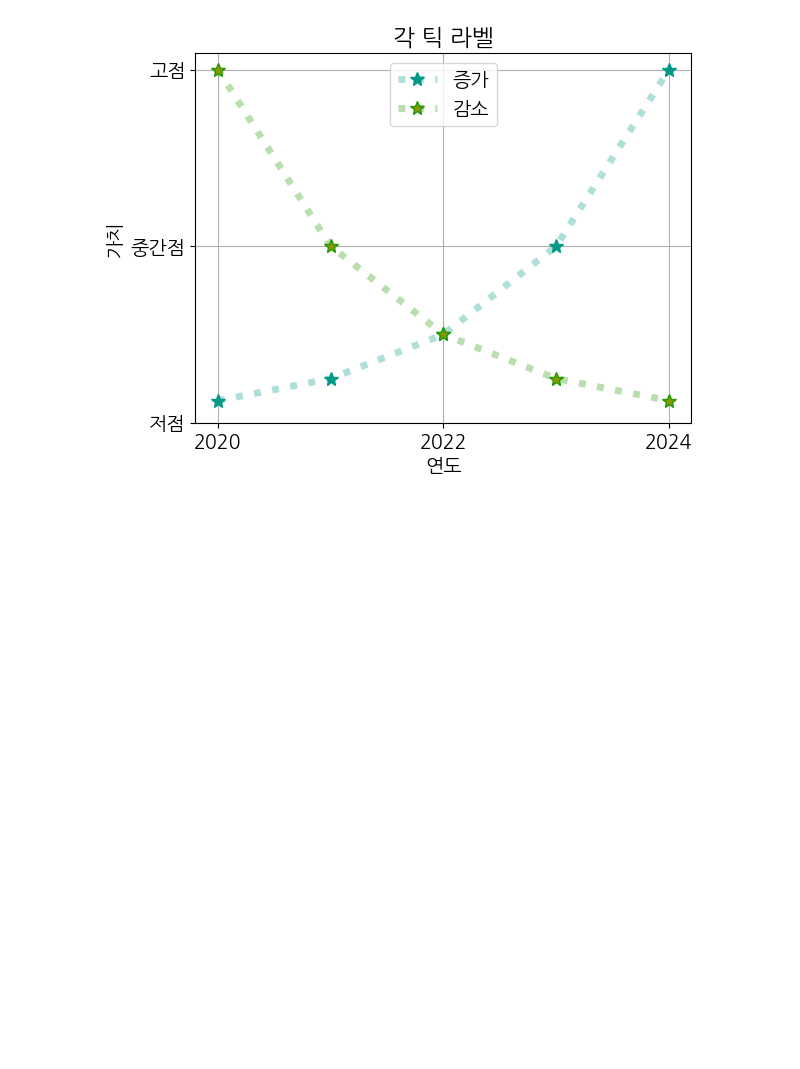
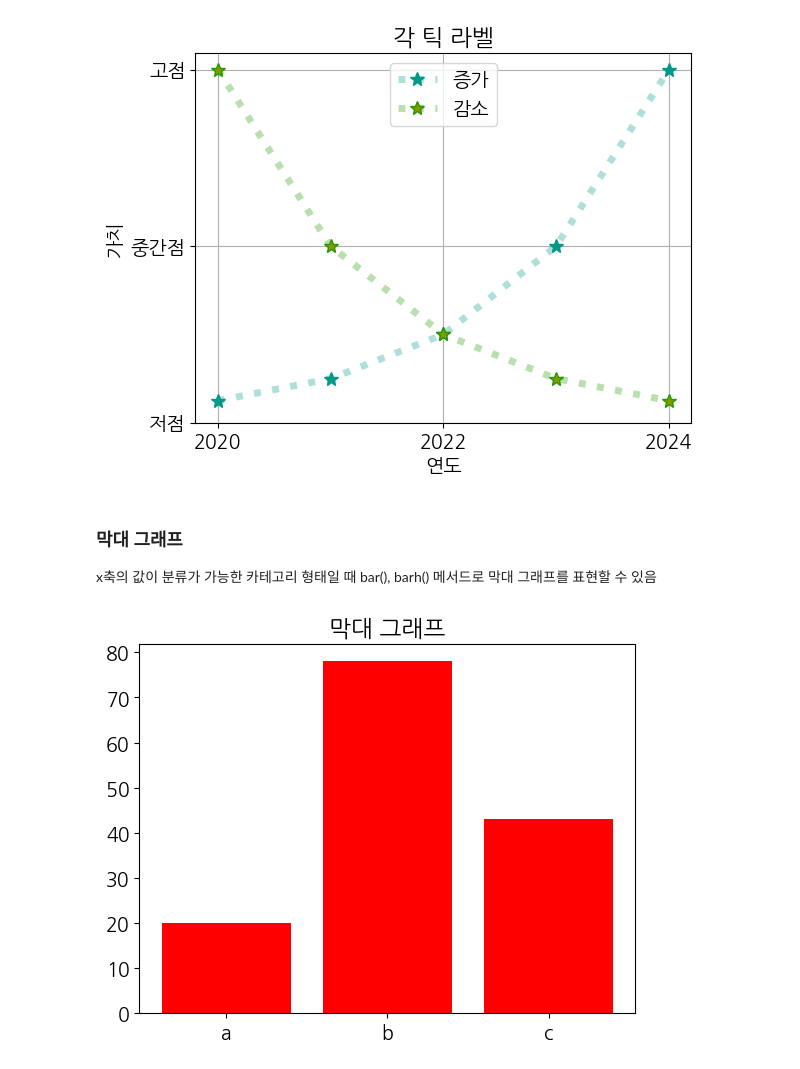
Before and after one commit to Jeongsunga/Python-20240718, a Jupyter notebook: visualize-data.ipynb, the cells around one changed output. Cells and saved outputs as stored; diff of their text form; code cells hidden in the pictures; blank space fills up the shorter version.

```diff
--- a/visualize-data.ipynb
+++ b/visualize-data.ipynb
@@ -183,3 +183,12 @@ plt.legend(loc=9)
 plt.show()
 # %% [output]
 [figure]
+# %% [markdown]
+### 막대 그래프
+x축의 값이 분류가 가능한 카테고리 형태일 때 bar(), barh() 메서드로 막대 그래프를 표현할 수 있음
+# %%
+plt.title('막대 그래프')
+plt.bar(['a', 'b', 'c'], [20, 78, 43], color='#ff0000')
+plt.show()
+# %% [output]
+[figure, added]
```
Also changed, not shown: parts of 13 cells of this notebook.
